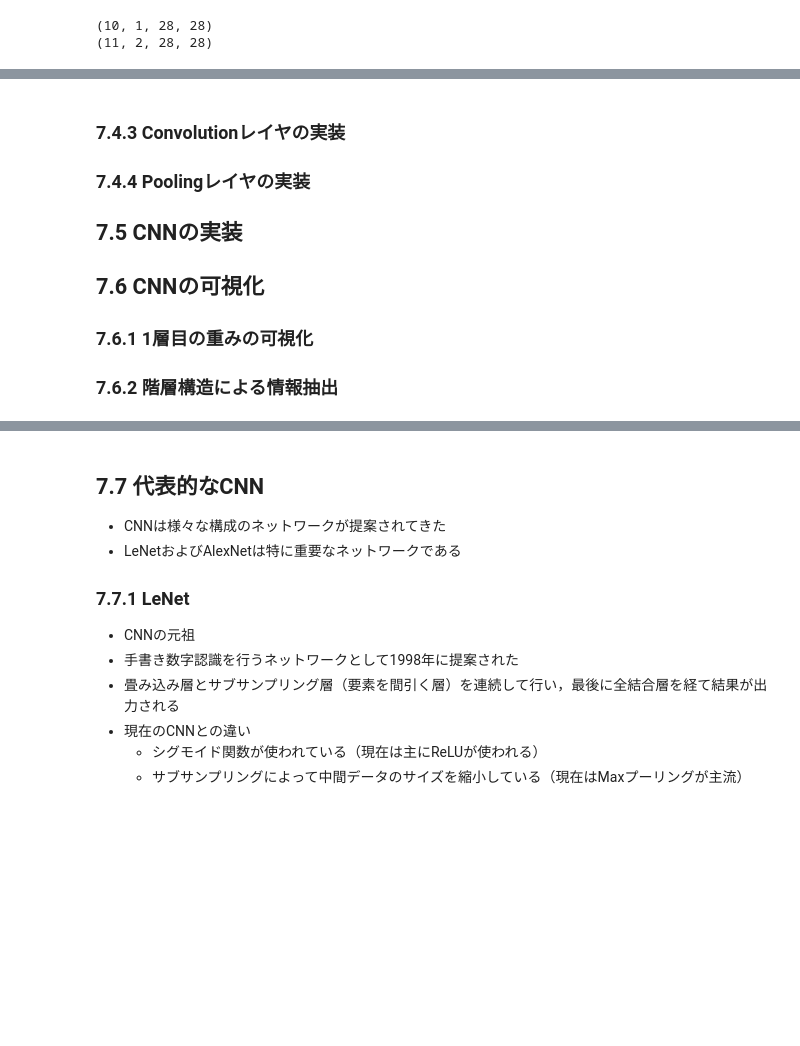
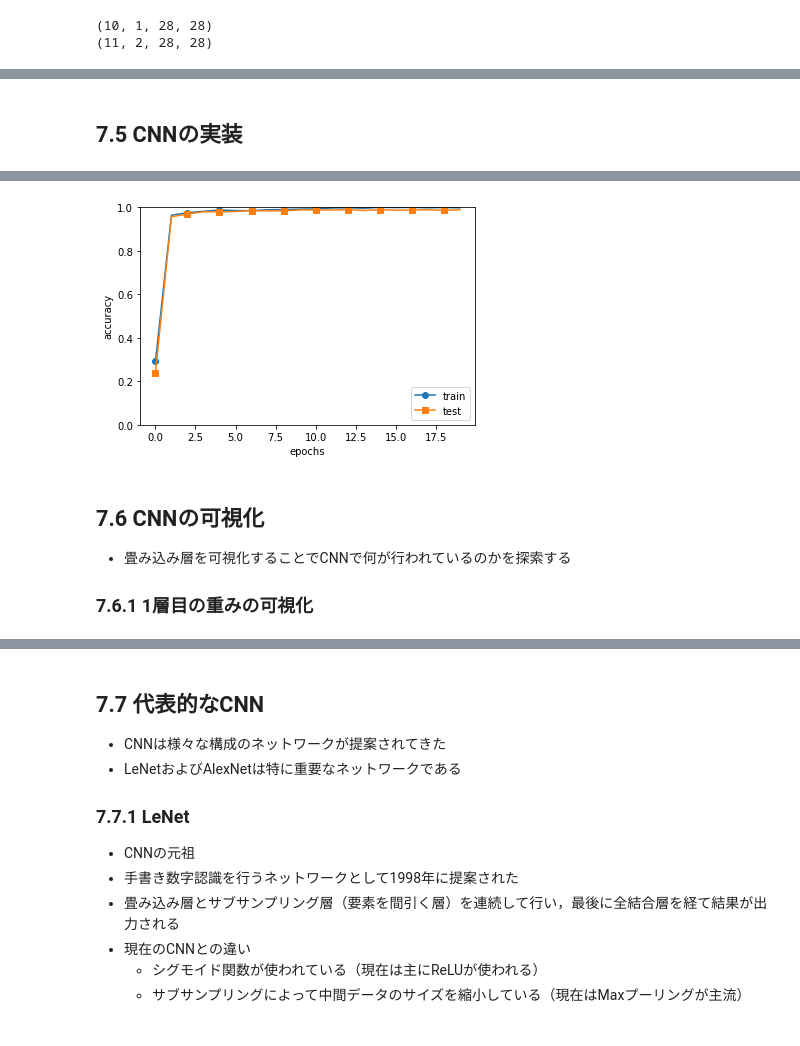
Before and after one commit to nmiri-nagoya-nsaito/reading_circle_deep_learning_sample, a Jupyter notebook: notes/chap7.ipynb, the cells around one changed output, grey strips where cells are left out. Drawn from its saved outputs; the diff is of its cells as text; code cells hidden in the pictures; blank space fills up the shorter version.

```diff
--- a/notes/chap7.ipynb
+++ b/notes/chap7.ipynb
@@ -183,3 +207,19 @@ print(img.shape)
 # %% [output]
 (10, 1, 28, 28)
 (11, 2, 28, 28)
+# %%
+# numpy.transpose の動作確認
+# https://docs.scipy.org/doc/numpy/reference/generated/numpy.ndarray.transpose.html
+# 要素が全て1の3次元配列を生成し，形状を確認
+x = np.ones((2,1,3))
+print(x.shape)
+
+# 特定の要素のみ値を変えてみる
+x[0][0][2] = 5
+x[1][0][1] = 3
+print(x)
+
+# 形状を変換する．3番目の軸を1番目に，1番目の軸を2番目に，2番目の軸を3番目に
+x2 = x.transpose(2,0,1)
+print("x2.shape = " + str(x2.shape))
+print("x2 = " + str(x2))
@@ -185,0 +402,2 @@ print(img.shape)
+# %% [markdown]
+## 7.5 CNNの実装
@@ -185,0 +555,36 @@ print(img.shape)
+# %%
+
+# データの読み込み
+(x_train, t_train), (x_test, t_test) = load_mnist(flatten=False)
+
+# 処理に時間のかかる場合はデータを削減
+#x_train, t_train = x_train[:5000], t_train[:5000]
+#x_test, t_test = x_test[:1000], t_test[:1000]
+
+max_epochs = 20
+
+network = SimpleConvNet(input_dim=(1,28,28),
+                        conv_param = {'filter_num': 30, 'filter_size': 5, 'pad': 0, 'stride': 1},
+                        hidden_size=100, output_size=10, weight_init_std=0.01)
+
+trainer = Trainer(network, x_train, t_train, x_test, t_test,
+                  epochs=max_epochs, mini_batch_size=100,
+                  optimizer='Adam', optimizer_param={'lr': 0.001},
+                  evaluate_sample_num_per_epoch=1000)
+trainer.train()
+
+# パラメータの保存
+network.save_params("params.pkl")
+print("Saved Network Parameters!")
+
+# グラフの描画
+markers = {'train': 'o', 'test': 's'}
+x = np.arange(max_epochs)
+plt.plot(x, trainer.train_acc_list, marker='o', label='train', markevery=2)
+plt.plot(x, trainer.test_acc_list, marker='s', label='test', markevery=2)
+plt.xlabel("epochs")
+plt.ylabel("accuracy")
+plt.ylim(0, 1.0)
+plt.legend(loc='lower right')
+plt.show()
+# %% [output]
@@ -186,7 +608,5 @@ print(img.shape)
+[figure, added]
 # %% [markdown]
-### 7.4.3 Convolutionレイヤの実装
-### 7.4.4 Poolingレイヤの実装
-## 7.5 CNNの実装
 ## 7.6 CNNの可視化
+* 畳み込み層を可視化することでCNNで何が行われているのかを探索する
 ### 7.6.1 1層目の重みの可視化
-### 7.6.2 階層構造による情報抽出
```
Also changed, not shown: parts of 16 cells of this notebook, 1 other file.
